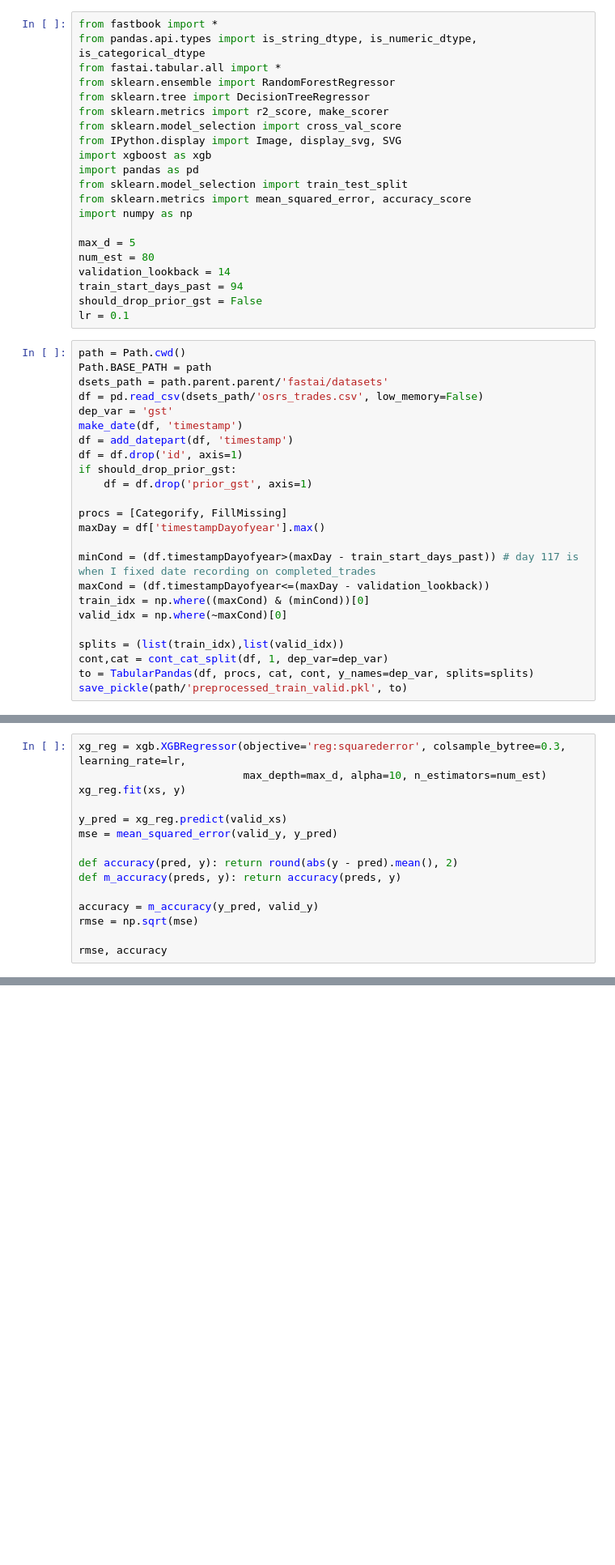
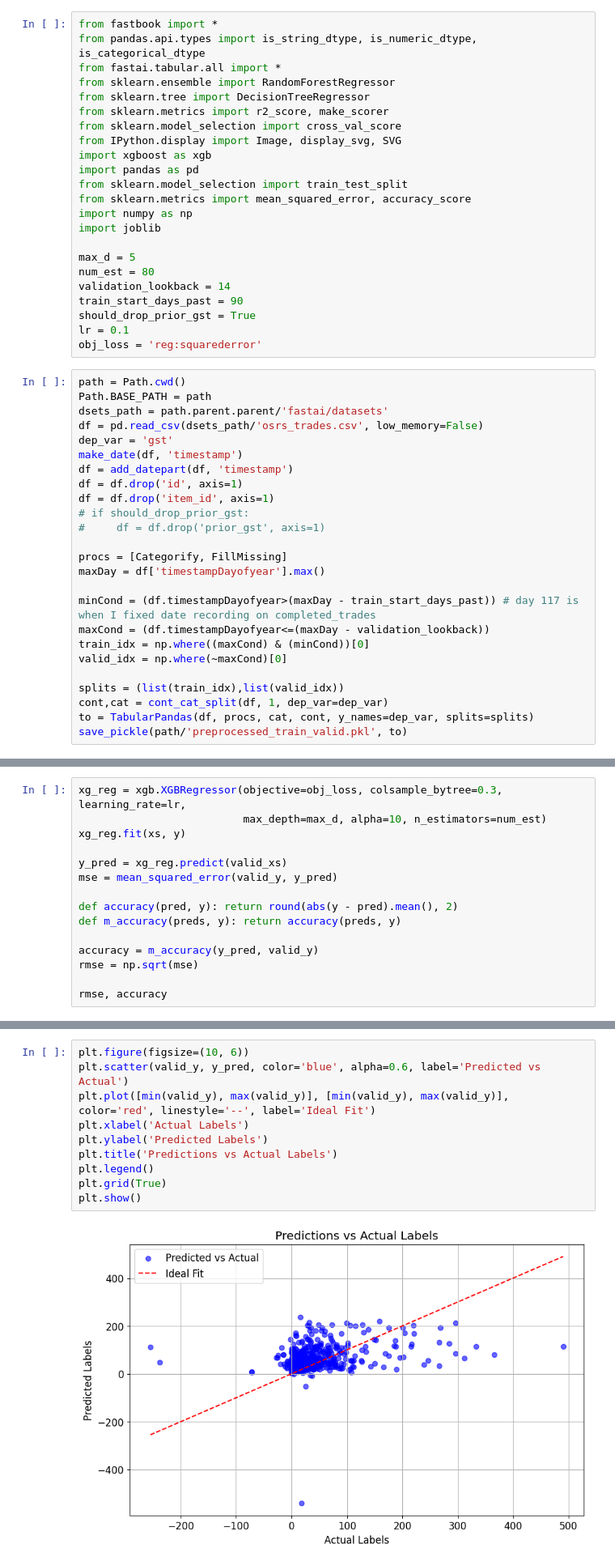
Before and after one commit to botmechanic/ML_exercises, a Jupyter notebook: random_forest/xg_boost.ipynb, the cells around one changed output, grey strips where cells are left out. Shown at 81% size. Saved outputs shown, nothing was run; the diff lists cells and outputs as text; blank space fills up the shorter version.

```diff
--- a/random_forest/xg_boost.ipynb
+++ b/random_forest/xg_boost.ipynb
@@ -14,13 +14,15 @@ import pandas as pd
 from sklearn.model_selection import train_test_split
 from sklearn.metrics import mean_squared_error, accuracy_score
 import numpy as np
+import joblib
 
 max_d = 5
 num_est = 80
 validation_lookback = 14
-train_start_days_past = 94
-should_drop_prior_gst = False
+train_start_days_past = 90
+should_drop_prior_gst = True
 lr = 0.1
+obj_loss = 'reg:squarederror'
 # %%
 path = Path.cwd()
 Path.BASE_PATH = path
@@ -30,8 +32,9 @@ dep_var = 'gst'
 make_date(df, 'timestamp')
 df = add_datepart(df, 'timestamp')
 df = df.drop('id', axis=1)
-if should_drop_prior_gst:
-    df = df.drop('prior_gst', axis=1)
+df = df.drop('item_id', axis=1)
+# if should_drop_prior_gst:
+#     df = df.drop('prior_gst', axis=1)
 
 procs = [Categorify, FillMissing]
 maxDay = df['timestampDayofyear'].max()
@@ -67,7 +52,7 @@ For example, when doing 'df[col].method(value, inplace=True)', try using 'df.met
 xs,y = to.train.xs,to.train.y
 valid_xs,valid_y = to.valid.xs,to.valid.y
 # %%
-xg_reg = xgb.XGBRegressor(objective='reg:squarederror', colsample_bytree=0.3, learning_rate=lr,
+xg_reg = xgb.XGBRegressor(objective=obj_loss, colsample_bytree=0.3, learning_rate=lr,
                           max_depth=max_d, alpha=10, n_estimators=num_est)
 xg_reg.fit(xs, y)
 
@@ -85,0 +71,12 @@ rmse, accuracy
+# %%
+plt.figure(figsize=(10, 6))
+plt.scatter(valid_y, y_pred, color='blue', alpha=0.6, label='Predicted vs Actual')
+plt.plot([min(valid_y), max(valid_y)], [min(valid_y), max(valid_y)], color='red', linestyle='--', label='Ideal Fit')
+plt.xlabel('Actual Labels')
+plt.ylabel('Predicted Labels')
+plt.title('Predictions vs Actual Labels')
+plt.legend()
+plt.grid(True)
+plt.show()
+# %% [output]
+[figure, added]
```
Also changed, not shown: parts of 4 cells of this notebook, 1 other file.
